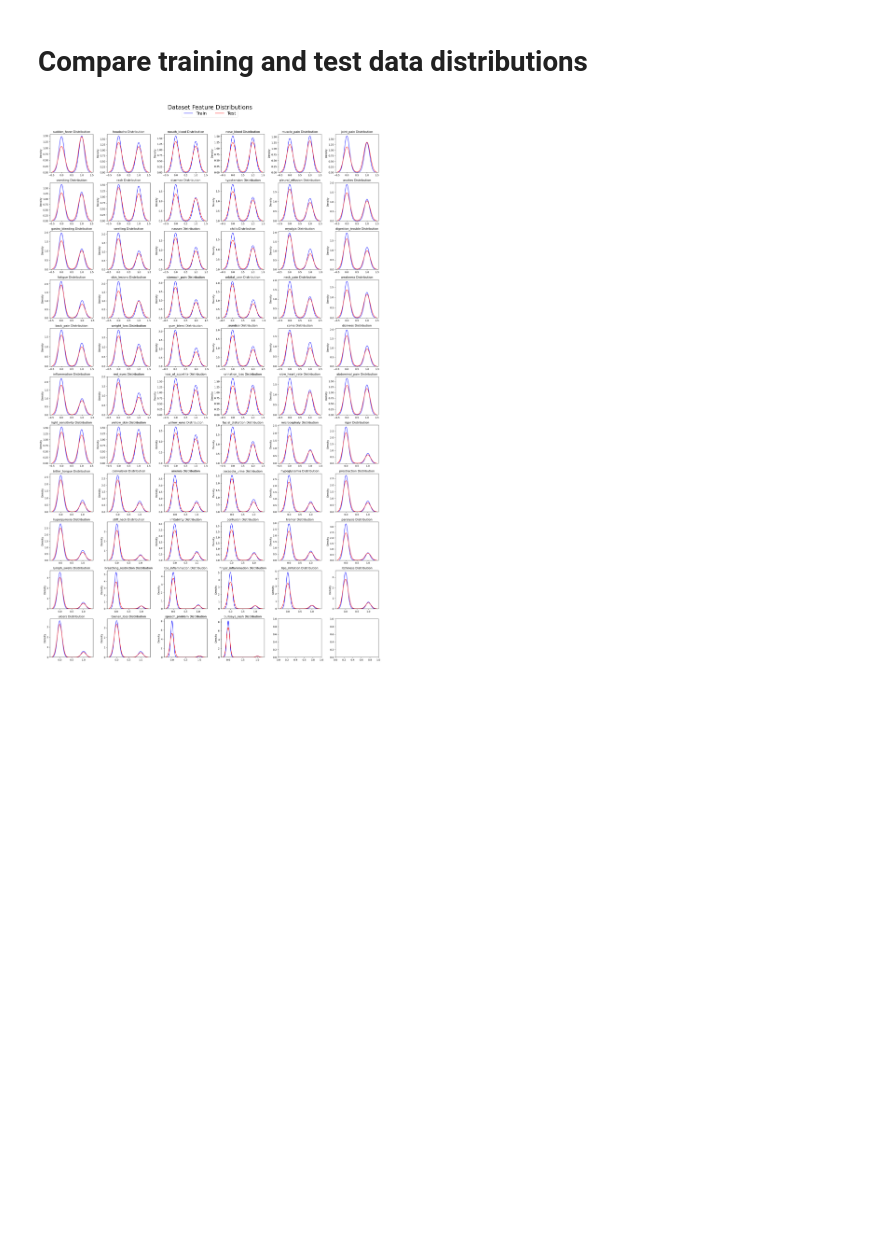
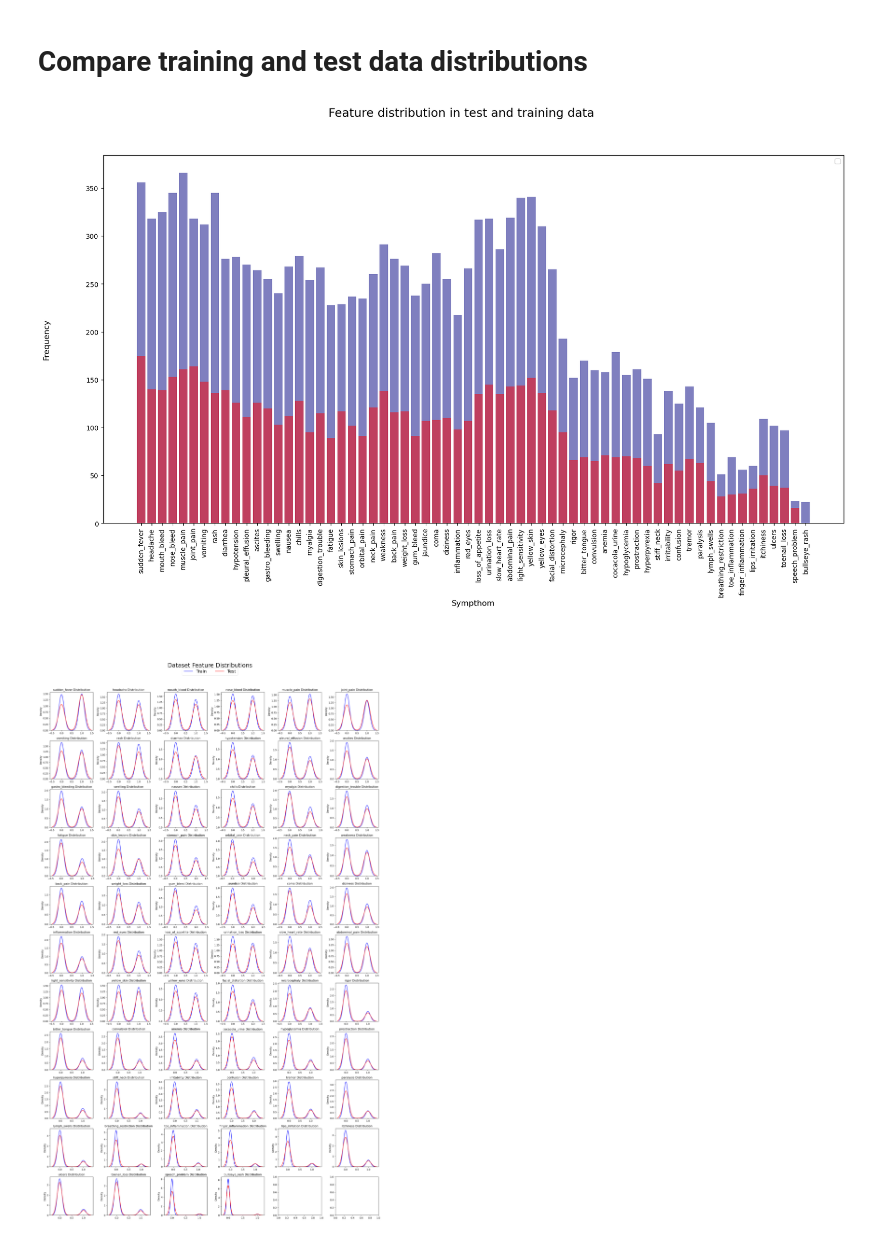
Before and after one commit to davidcoxon/Kaggle, a Jupyter notebook: visualising-playground-3-data.ipynb, the cells around one changed output. Drawn from its saved outputs; the diff is of its cells as text; code cells hidden in the pictures; blank space fills up the shorter version.

Commit message:
Kaggle Notebook | Visualising Playground 3 Data  | Version 4

```diff
--- a/visualising-playground-3-data.ipynb
+++ b/visualising-playground-3-data.ipynb
@@ -229,6 +230,25 @@ plot_count(train_df, ['prognosis'], 'Train')
 [figure]
 # %% [markdown]
 # Compare training and test data distributions
+# %%
+# create dataframe with sum of each feature
+sum_train_df=((train_df).sum(axis=0)[1:-1])
+sum_test_df=((test_df).sum(axis=0)[1:-1])
+
+# plot the sum of each feature
+f, ax = plt.subplots(figsize=(20, 10))
+
+plt.bar((pd.Series(range(1,len(sum_train_df)+1))),sum_train_df.values,color='navy',alpha=0.5)
+plt.bar((pd.Series(range(1,len(sum_test_df)+1))),sum_test_df.values,color='red',alpha=0.5)
+
+plt.xticks(np.arange(1,len(sum_train_df)+1),sum_train_df.index.tolist(),rotation=90)
+plt.suptitle(f'Feature distribution in test and training data', ha='center', fontsize=18)
+plt.xlabel(f'Sympthom\n\n\n\n', ha='center', fontsize=12)
+plt.ylabel(f'Frequency\n\n\n\n', ha='center', fontsize=12)
+plt.legend()
+plt.show()
+# %% [output]
+[figure, added]
 # %%
 # kudos to @jcaliz and @sergiosaharovskiy
 
```
Also changed, not shown: parts of 4 cells of this notebook.
